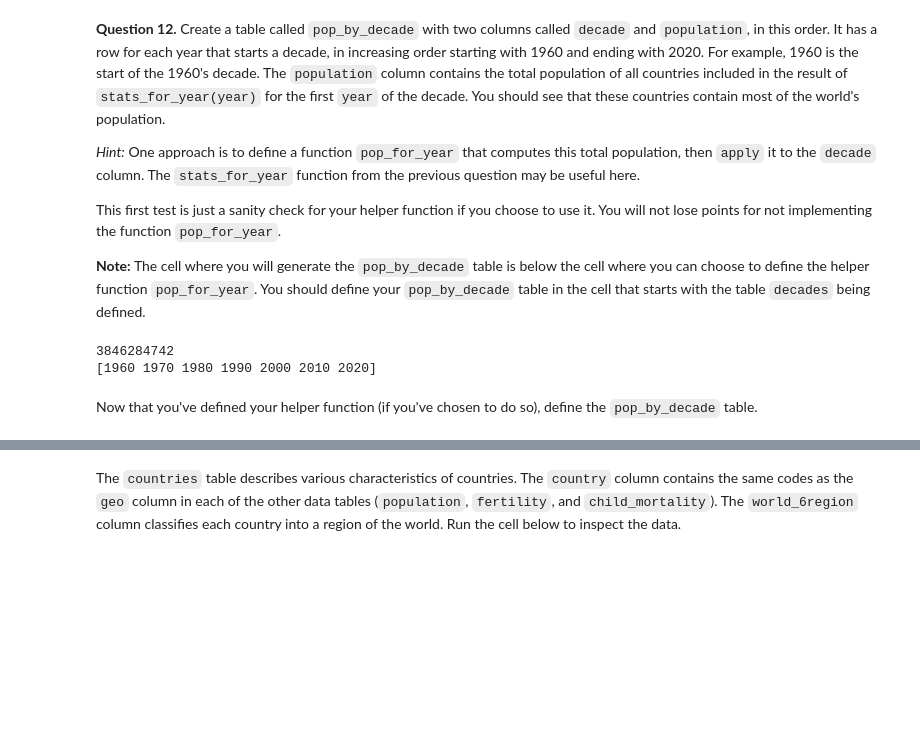
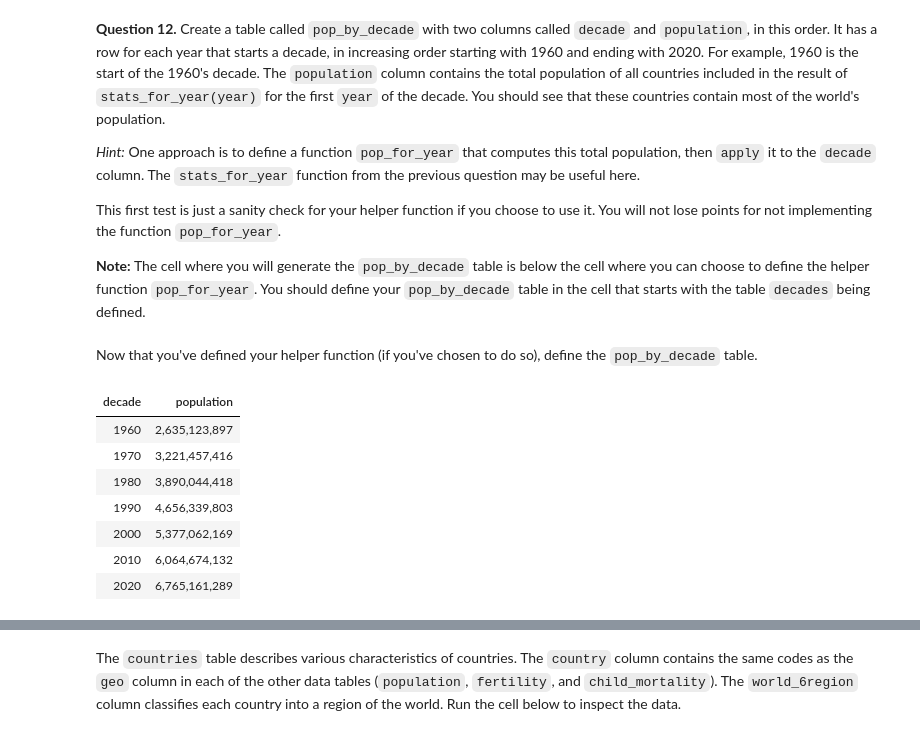
Before and after one commit to fraserr1991/materials-fds, a Jupyter notebook: project/project1/project1.ipynb, the cells around one changed output, grey strips where cells are left out. Drawn from its saved outputs; the diff is of its cells as text; code cells hidden in the pictures; blank space fills up the shorter version.

```diff
--- a/project/project1/project1.ipynb
+++ b/project/project1/project1.ipynb
@@ -468,17 +468,3 @@ q1_11 results: All test cases passed!
 This first test is just a sanity check for your helper function if you choose to use it. You will not lose points for not implementing the function `pop_for_year`.
 
 **Note:** The cell where you will generate the `pop_by_decade` table is below the cell where you can choose to define the helper function `pop_for_year`. You should define your `pop_by_decade` table in the cell that starts with the table `decades` being defined.
-# %%
-decade_after_1950 = np.arange(1960, 2021, 10)
-pop_by_decade = stats_for_year.column("population")
-
-def pop_for_year(year):
-    """Return the total population for the specified year."""
-    p = population.where('time', are.equal_to(year)).group("time", sum).drop("geo sum").column("population_total sum").item(0)
-    return p
-
-print(pop_for_year(1972))
-print(decade_after_1950)
-# %% [output]
-3846284742
-[1960 1970 1980 1990 2000 2010 2020]
@@ -487,9 +471,33 @@ grader.check("q1_12_0")
 # %% [markdown]
 Now that you've defined your helper function (if you've chosen to do so), define the `pop_by_decade` table.
 # %%
-decades = Table().with_column('decade', np.arange(1960, 2021, 10))
+# This calculates the total population of the world at each decade
+#
+# We first create a population table that only includes the
+# 50 countries with the largest 2020 populations. We focus on
+# these 50 countries only so that plotting later will run faster.
+big_50 = population.where('time', are.equal_to(2020)).sort("population_total", descending=True).take(np.arange(50)).column('geo')
+population_of_big_50 = population.where('time', are.above(1959)).where('geo', are.contained_in(big_50))
 
-pop_by_decade = ...
+decades_after_1950 = np.arange(1960, 2021, 10)
+"create table"
+pop_by_decade = Table().with_columns("decade", decades_after_1950)
+"sum the populations of big_50 by year"
+total_population_big_50 = population_of_big_50.group("time", sum)
+
+"join the tables when the decade in pop_by_decade matches the year in total_population_big_50 table"
+total_population_by_decade_big_50 = pop_by_decade.join("decade", total_population_big_50, "time").drop("geo sum").relabeled("population_total sum", "population")
+
+pop_by_decade = total_population_by_decade_big_50
 pop_by_decade.set_format(1, NumberFormatter)
+# %% [output]
+| decade | population |
+| 1960 | 2,635,123,897 |
+| 1970 | 3,221,457,416 |
+| 1980 | 3,890,044,418 |
+| 1990 | 4,656,339,803 |
+| 2000 | 5,377,062,169 |
+| 2010 | 6,064,674,132 |
+| 2020 | 6,765,161,289 |
 # %%
 grader.check("q1_12")
```
Also changed, not shown: parts of 12 cells of this notebook, 4 other files.
